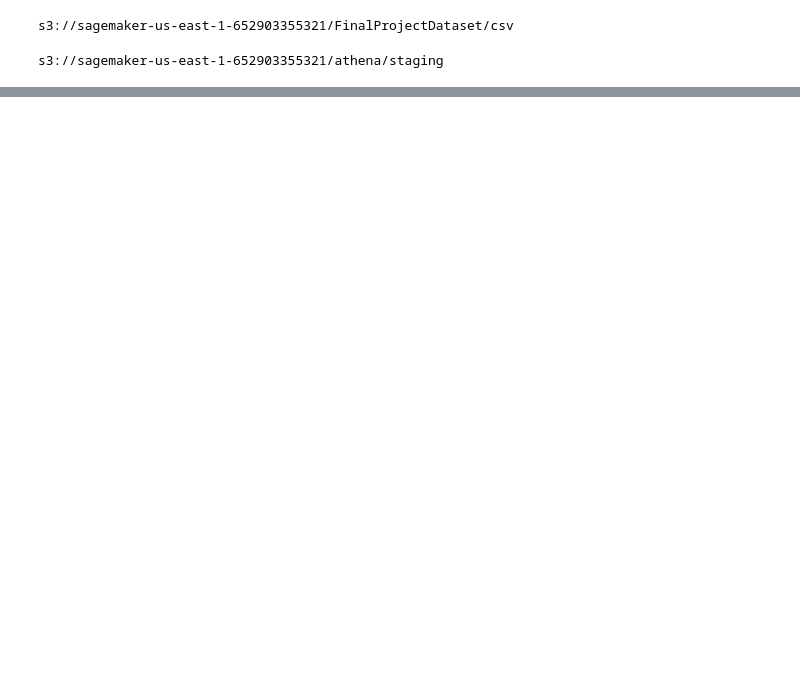
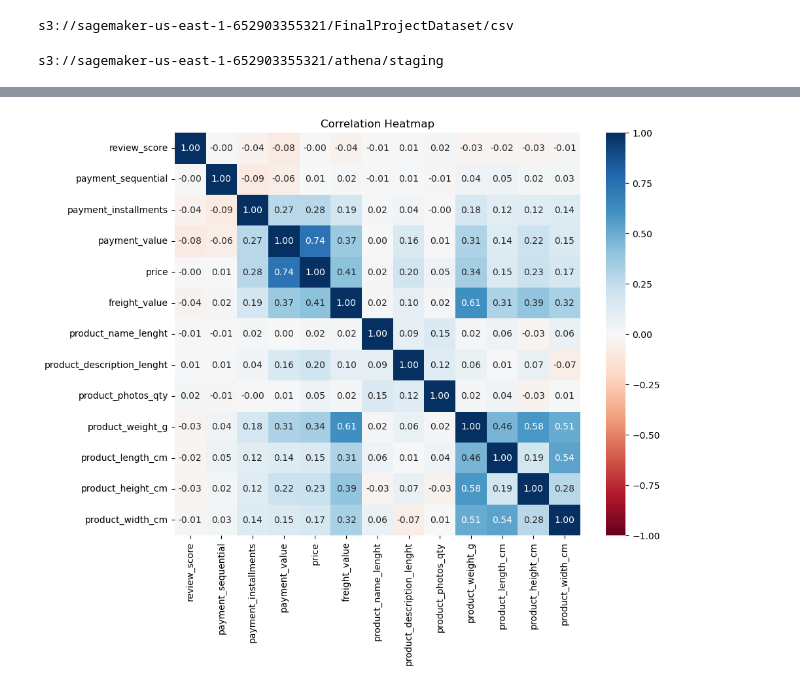
Before and after one commit to pkhanna2/MLOpsFinalProject, a Jupyter notebook: FinalProjectCode.ipynb, the cells around one changed output, grey strips where cells are left out. Drawn from its saved outputs; the diff is of its cells as text; code cells hidden in the pictures; blank space fills up the shorter version.

```diff
--- a/FinalProjectCode.ipynb
+++ b/FinalProjectCode.ipynb
@@ -27,0 +31,3 @@ sm = boto3.Session().client(service_name="sagemaker", region_name=region)
+# %%
+default_s3_bucket_name = bucket
+print(default_s3_bucket_name)
@@ -75,0 +219,10 @@ s3.Object(bucket, 'FinalProjectDataset/csv/product_category_name_translation.csv
+# %%
+# Merge data stored in various tables
+merged_df = orders_data.merge(order_reviews_data, on='order_id')\
+                   .merge(order_payments_data, on='order_id')\
+                   .merge(customer_data, on='customer_id')\
+                   .merge(order_items_data, on='order_id')\
+                   .merge(products_data, on='product_id')\
+                   .merge(sellers_data, on='seller_id')
+# Drop duplicates
+merged_df = merged_df.drop_duplicates()
@@ -75,0 +276,7 @@ s3.Object(bucket, 'FinalProjectDataset/csv/product_category_name_translation.csv
+# %%
+datetime_columns = ['order_purchase_timestamp', 'order_approved_at',
+                    'order_delivered_carrier_date', 'order_delivered_customer_date',
+                    'order_estimated_delivery_date',
+                    'review_creation_date', 'review_answer_timestamp',
+                    'shipping_limit_date']
+merged_df[datetime_columns] = merged_df[datetime_columns].apply(pd.to_datetime)
@@ -75,0 +304,19 @@ s3.Object(bucket, 'FinalProjectDataset/csv/product_category_name_translation.csv
+# %%
+numeric_columns = ['review_score', 'payment_sequential', 'payment_installments',
+                   'payment_value', 'price', 'freight_value', 'product_name_lenght',
+                   'product_description_lenght', 'product_photos_qty', 'product_weight_g',
+                   'product_length_cm', 'product_height_cm', 'product_width_cm']
+numeric_df = merged_df[numeric_columns]
+corr = numeric_df.corr()
+# %%
+from matplotlib import pyplot as plt
+from matplotlib import cm
+import seaborn as sns
+#sns.set_theme(context="notebook", style="darkgrid", palette="pastel")
+
+plt.figure(figsize=(10, 8))
+sns.heatmap(corr, cmap='RdBu', norm=plt.Normalize(-1,1), annot=True, fmt='.2f')
+plt.title("Correlation Heatmap")
+plt.show()
+# %% [output]
+[figure, added]
```
Also changed, not shown: parts of 22 cells of this notebook.
